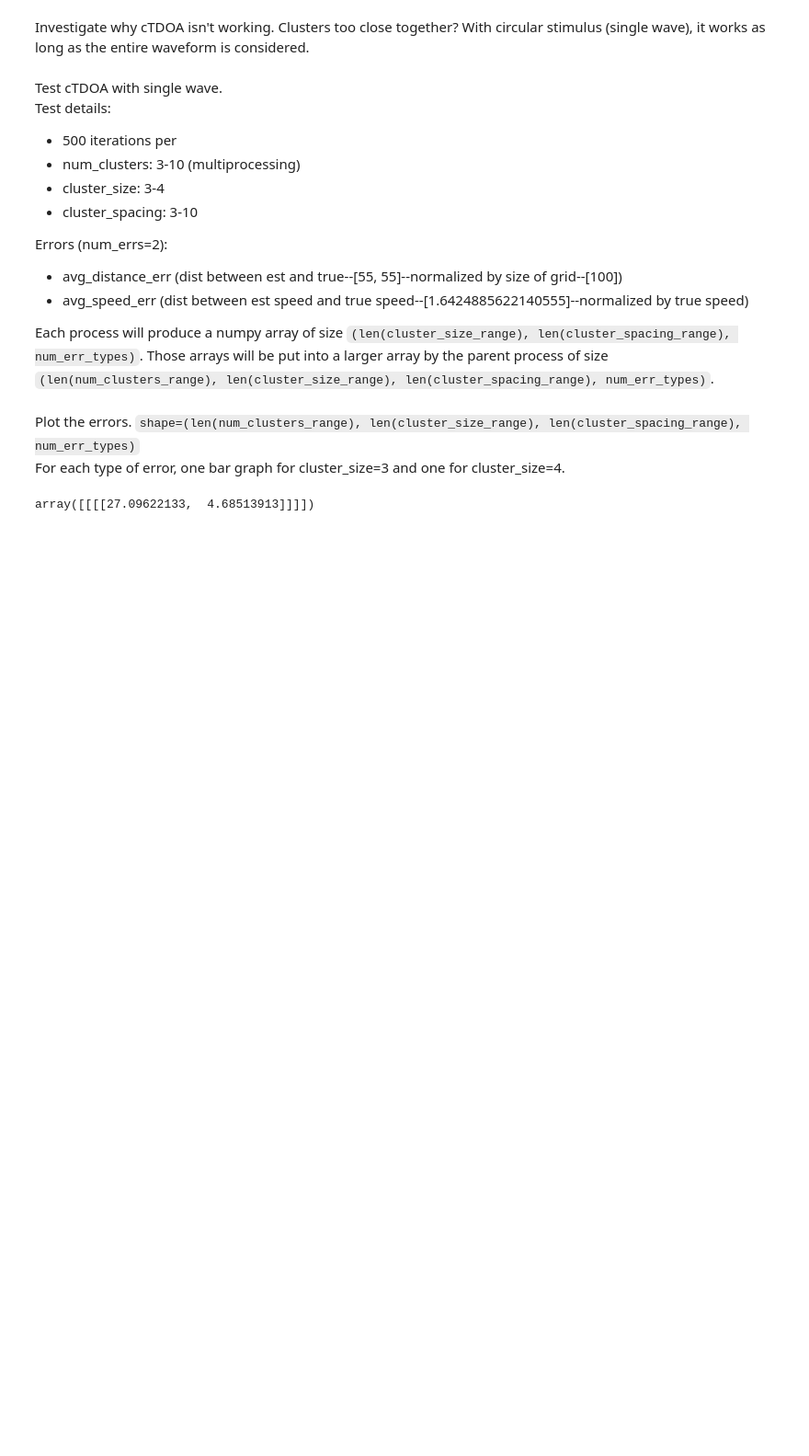
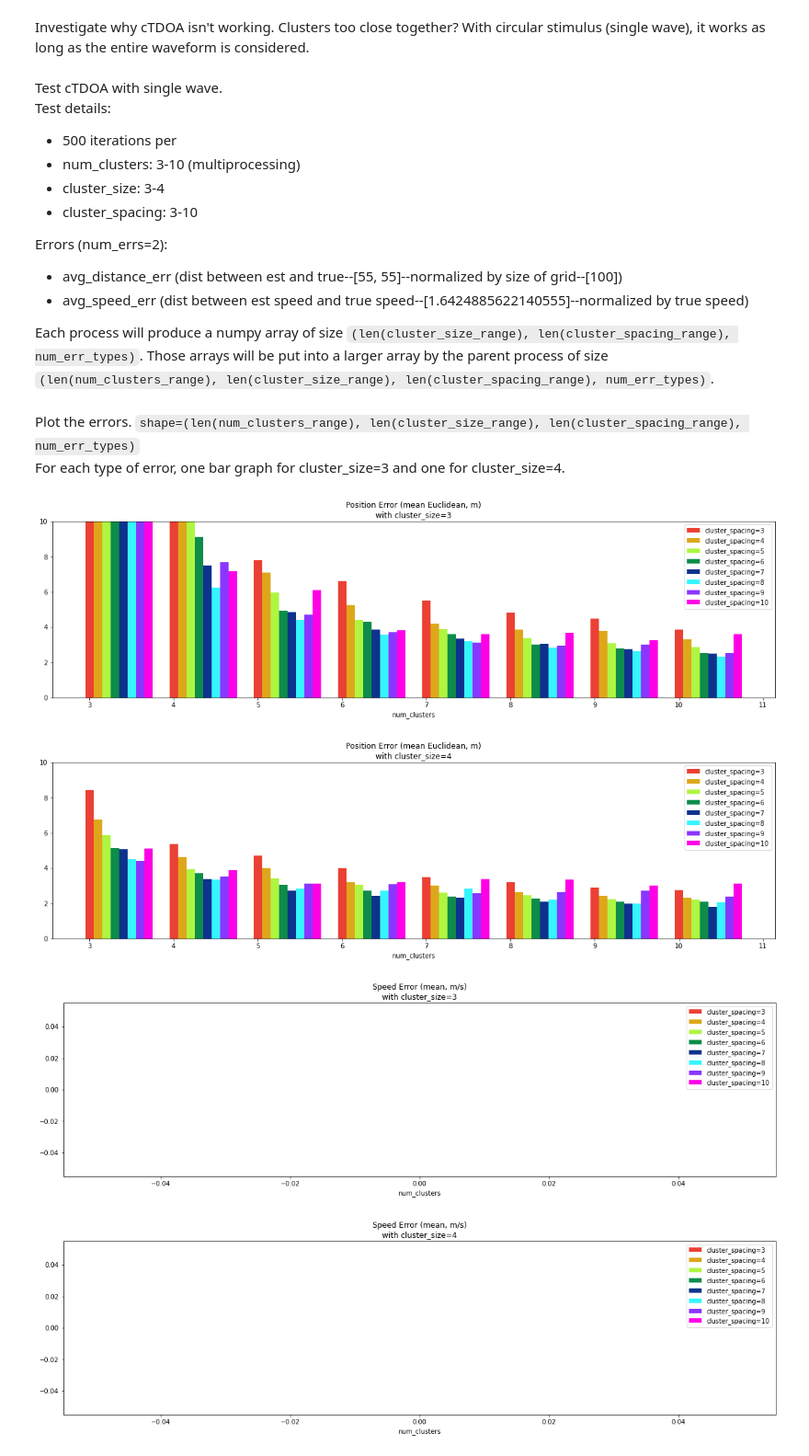
Before and after one commit to Budmeister/WSN-Localization, a Jupyter notebook: wsn_eval.ipynb, the cells around one changed output. Shown at 92% size. Drawn from its saved outputs; the diff is of its cells as text; code cells hidden in the pictures; blank space fills up the shorter version.

```diff
--- a/wsn_eval.ipynb
+++ b/wsn_eval.ipynb
@@ -318,27 +321,30 @@ For each type of error, one bar graph for cluster_size=3 and one for cluster_siz
 # %%
 # Plotting
 barWidth = 0.1
 err_labels = ("Position Error (mean Euclidean, m)", "Speed Error (mean, m/s)")
+ylim = [[[0, 10], [0, 10]], [None, None]]
 for err_type in range(num_err_types):
 
     for csize0, cluster_size in enumerate(cluster_size_range):
         b = 0
         fig = plt.subplots(figsize=(20, 5))
         colors = ("#eb4034", "#dea71b", "#b0f542", "#0d8c4a", "#0d338c", "#36f5ff", "#8a36ff", "#ff00e6", "#850080")
         for cspacing0, cluster_spacing in enumerate(cluster_spacing_range):
             br = list(num_clusters_range)
             br = [x + barWidth * b for x in br]
-            plt.bar(br, errs[:, csize0, cspacing0, err_type], color=colors[csize0], width=barWidth, label=f"cluster_spacing={cluster_spacing}")
+            plt.bar(br, errs[:, csize0, cspacing0, err_type], color=colors[cspacing0], width=barWidth, label=f"cluster_spacing={cluster_spacing}")
             b += 1
 
         plt.legend()
         plt.xlabel("num_clusters")
         plt.title(err_labels[err_type] + f"\nwith cluster_size={cluster_size}")
+        plt.ylim(ylim[err_type][csize0])
         plt.show()
+# %% [output]
+[figure, added]
+[figure, added]
+[figure, added]
+[figure, added]
-# %%
-errs
-# %% [output]
-array([[[[27.09622133,  4.68513913]]]])
 # %%
 iterations = 5
 num_err_types = 4
```
Also changed, not shown: parts of 1 cell of this notebook.
